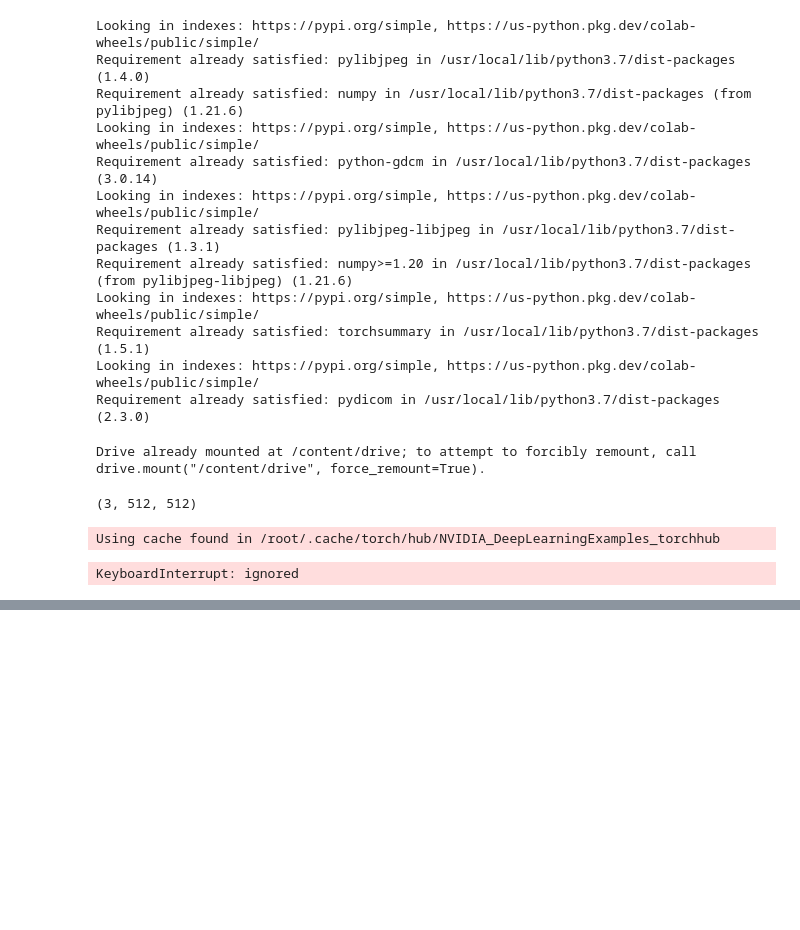
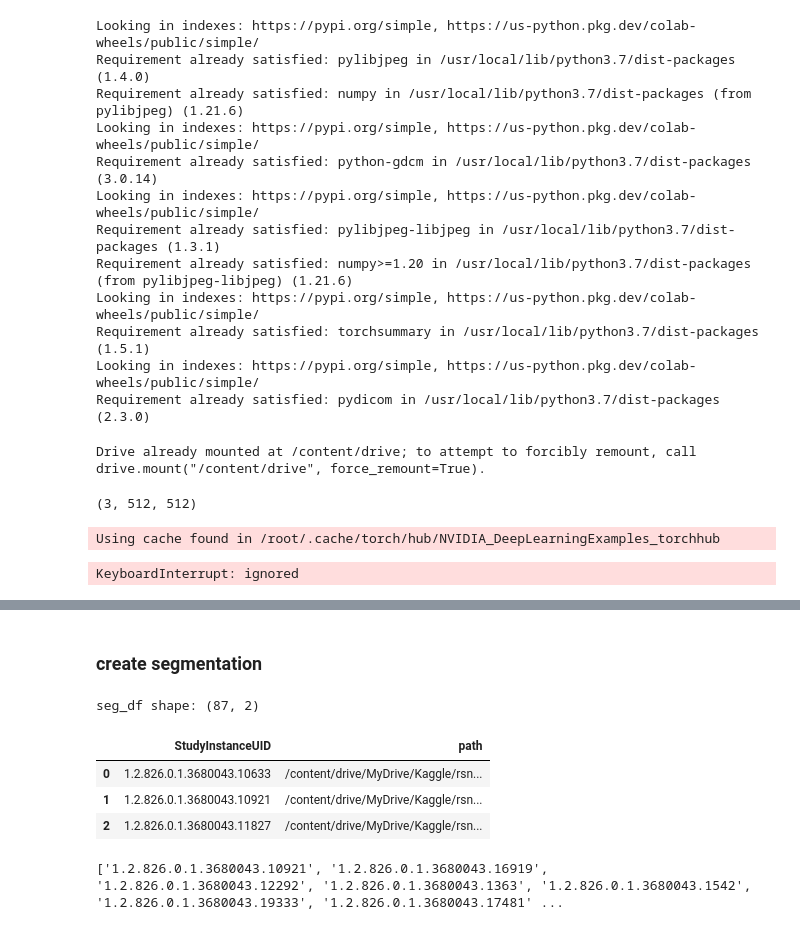
Before and after one commit to ykitaguchi77/Kaggle, a Jupyter notebook: RSNA_Pytorch.ipynb, the cells around one changed output, grey strips where cells are left out. Cells and saved outputs as stored; diff of their text form; code cells hidden in the pictures; blank space fills up the shorter version.

```diff
--- a/RSNA_Pytorch.ipynb
+++ b/RSNA_Pytorch.ipynb
@@ -490,0 +605,28 @@ KeyboardInterrupt: ignored
+# %% [markdown]
+### create segmentation
+# %%
+# Store segmentation paths in a dataframe
+base_path = "/content/drive/MyDrive/Kaggle/rsna-2022-cervical-spine-fracture-detection"
+seg_paths = glob.glob(f"{base_path}/segmentations/*")
+seg_df = pd.DataFrame({'path': seg_paths})
+seg_df['StudyInstanceUID'] = seg_df['path'].apply(lambda x:x.split('/')[-1][:-4]) #pathを整形してStudyInstanceUIDを作成
+seg_df = seg_df[['StudyInstanceUID','path']]
+print('seg_df shape:', seg_df.shape)
+seg_df.head(3)
+# %% [output]
+seg_df shape: (87, 2)
+|  | StudyInstanceUID | path |
+| 0 | 1.2.826.0.1.3680043.10633 | /content/drive/MyDrive/Kaggle/rsn... |
+| 1 | 1.2.826.0.1.3680043.10921 | /content/drive/MyDrive/Kaggle/rsn... |
+| 2 | 1.2.826.0.1.3680043.11827 | /content/drive/MyDrive/Kaggle/rsn... |
+# %%
+#Segmentationのある画像を抜き出す
+
+nil_files = [idx.rsplit(".",1)[0] for idx in os.listdir("/content/drive/MyDrive/Kaggle/rsna-2022-cervical-spine-fracture-detection/segmentations")]
+dcm_files = [idx for idx in os.listdir("/content/drive/MyDrive/Kaggle/rsna-2022-cervical-spine-fracture-detection/train_images")]
+#print(nil_files)
+#print(dcm_files)
+and_list = list(set(nil_files) & set(dcm_files))
+print(and_list)
+# %% [output]
+['1.2.826.0.1.3680043.10921', '1.2.826.0.1.3680043.16919', '1.2.826.0.1.3680043.12292', '1.2.826.0.1.3680043.1363', '1.2.826.0.1.3680043.1542', '1.2.826.0.1.3680043.19333', '1.2.826.0.1.3680043.17481' ...
```
Also changed, not shown: parts of 5 cells of this notebook.
